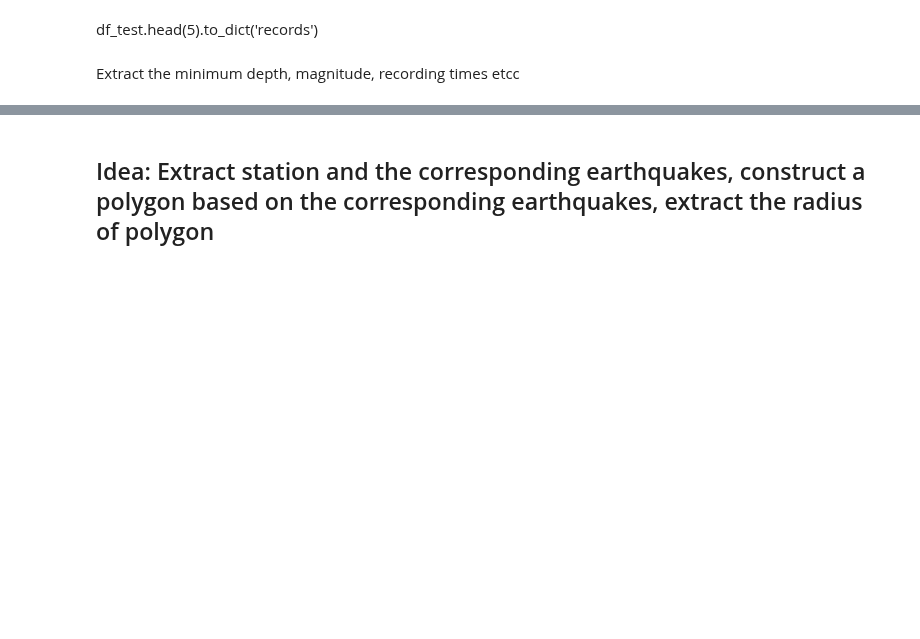
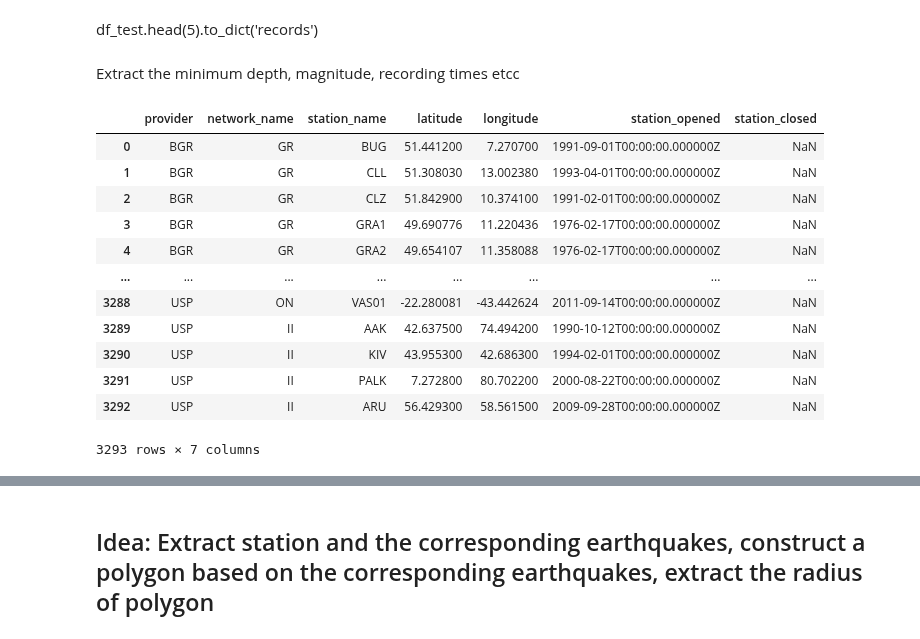
Before and after one commit to doromboziandras32/Earthquake-visualization, a Jupyter notebook: Plot_test_map_leaflet.ipynb, the cells around one changed output, grey strips where cells are left out. Saved outputs shown, nothing was run; the diff lists cells and outputs as text; code cells hidden in the pictures; blank space fills up the shorter version.

```diff
--- a/Plot_test_map_leaflet.ipynb
+++ b/Plot_test_map_leaflet.ipynb
@@ -282,3 +282,19 @@ df_points_records_renamed = df_points.rename(columns = {'source_latitude' :'lat'
 
 
 data_points_geojson = dlx.dicts_to_geojson(df_points_records_renamed)
+# %%
+stations_df
+# %% [output]
+|  | provider | network_name | station_name | latitude | longitude | station_opened | station_closed |
+| 0 | BGR | GR | BUG | 51.441200 | 7.270700 | 1991-09-01T00:00:00.000000Z | NaN |
+| 1 | BGR | GR | CLL | 51.308030 | 13.002380 | 1993-04-01T00:00:00.000000Z | NaN |
+| 2 | BGR | GR | CLZ | 51.842900 | 10.374100 | 1991-02-01T00:00:00.000000Z | NaN |
+| 3 | BGR | GR | GRA1 | 49.690776 | 11.220436 | 1976-02-17T00:00:00.000000Z | NaN |
+| 4 | BGR | GR | GRA2 | 49.654107 | 11.358088 | 1976-02-17T00:00:00.000000Z | NaN |
+| ... | ... | ... | ... | ... | ... | ... | ... |
+| 3288 | USP | ON | VAS01 | -22.280081 | -43.442624 | 2011-09-14T00:00:00.000000Z | NaN |
+| 3289 | USP | II | AAK | 42.637500 | 74.494200 | 1990-10-12T00:00:00.000000Z | NaN |
+| 3290 | USP | II | KIV | 43.955300 | 42.686300 | 1994-02-01T00:00:00.000000Z | NaN |
+| 3291 | USP | II | PALK | 7.272800 | 80.702200 | 2000-08-22T00:00:00.000000Z | NaN |
+| 3292 | USP | II | ARU | 56.429300 | 58.561500 | 2009-09-28T00:00:00.000000Z | NaN |
+3293 rows × 7 columns
```
Also changed, not shown: parts of 8 cells of this notebook, 1 other file.
